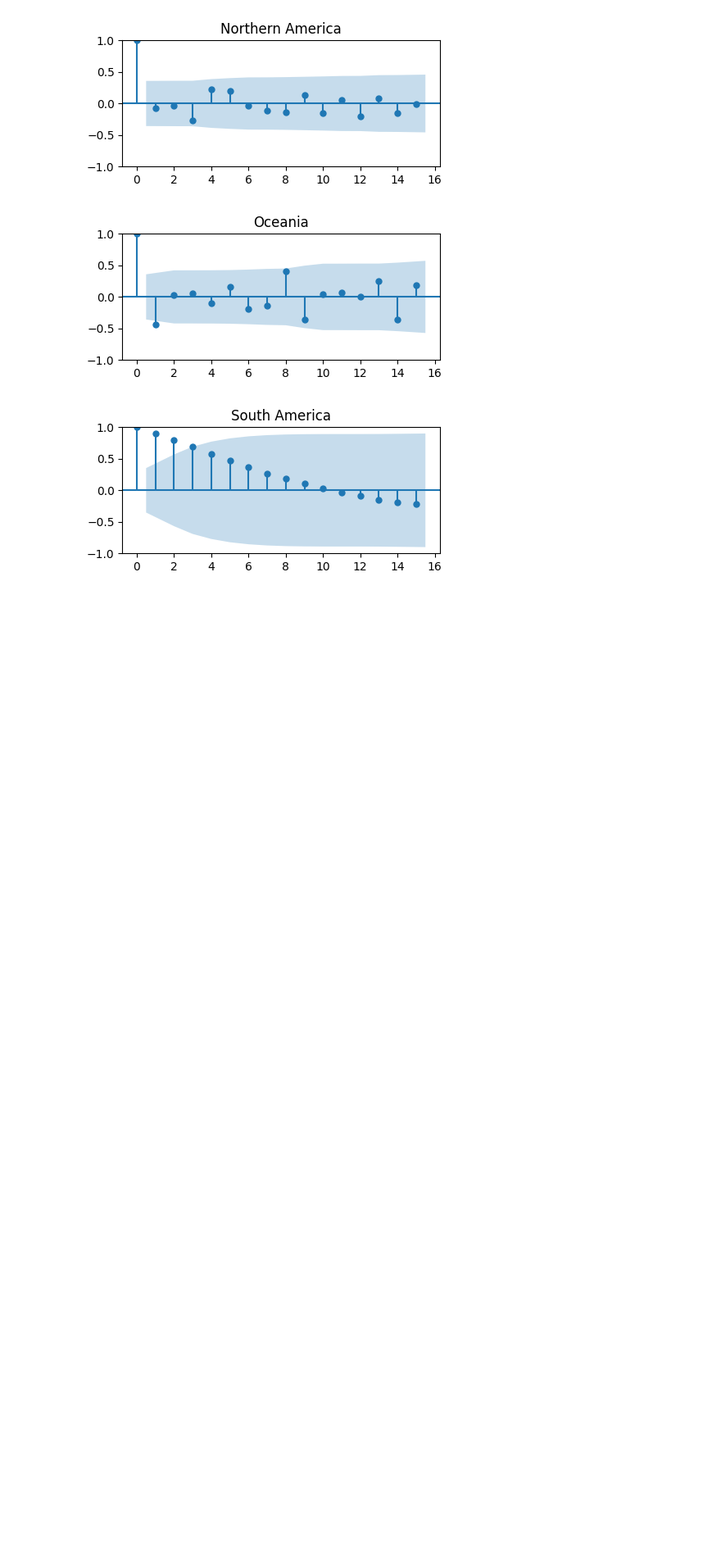
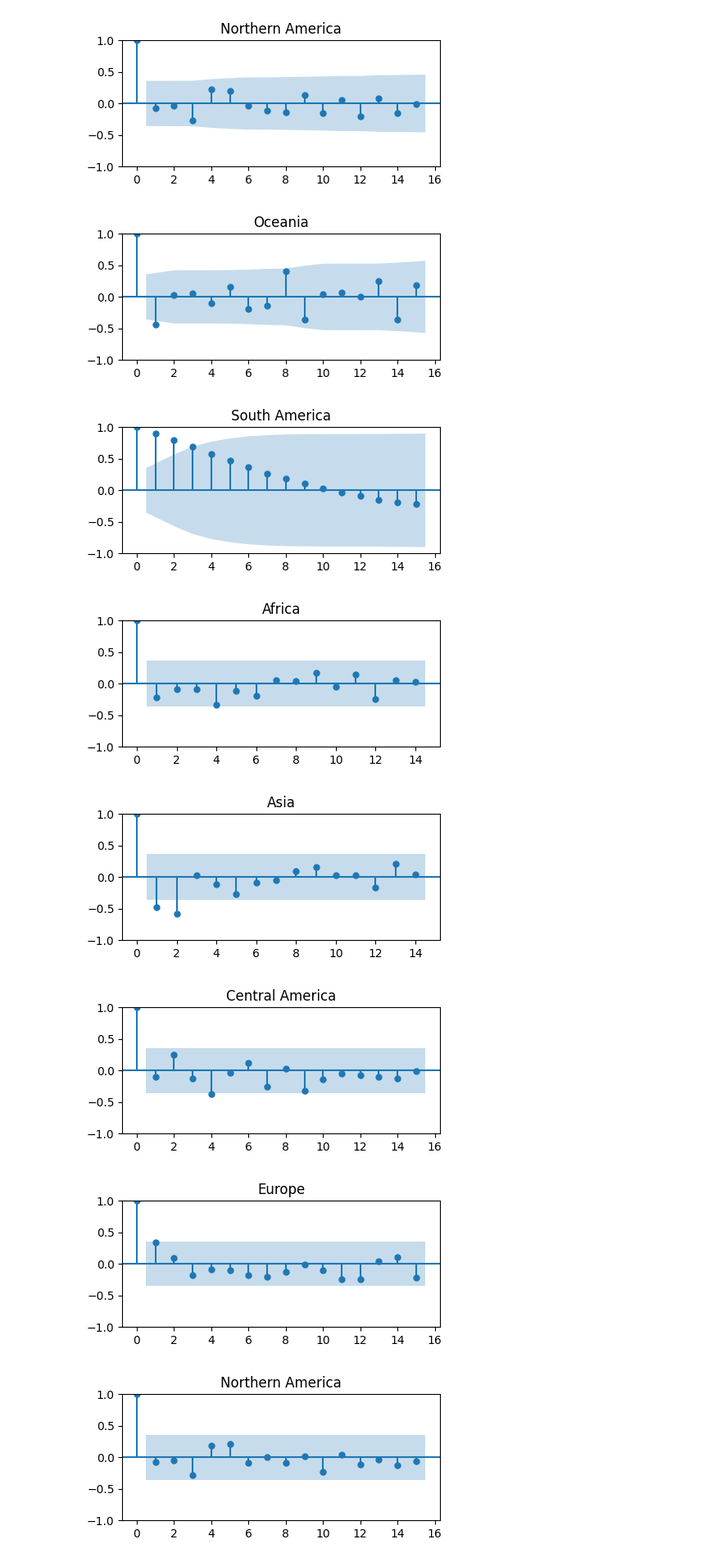
Before and after one commit to TaufiqIslamProtick/pesticide-data-analysis, a Jupyter notebook: source.ipynb, the cells around one changed output. Shown at 82% size. Cells and saved outputs as stored; diff of their text form; code cells hidden in the pictures; blank space fills up the shorter version.

Commit message:
the pacf plots added also showing less strong spike at lag 1

```diff
--- a/source.ipynb
+++ b/source.ipynb
@@ -524,3 +524,16 @@ for i in range(len(traindfs)):
 [figure]
 [figure]
 [figure]
+# %%
+# the pacf values also shows less strong spike at lag 1
+for i in range(len(traindfs)):
+    fig, ax = plt.subplots(figsize=(5,2))
+    temp = traindfs[i]
+    label = temp['Area'].unique()[0]
+    plot_pacf(newtimeseries[i], ax=ax, title=label)
+# %% [output]
+[figure, added]
+[figure, added]
+[figure, added]
+[figure, added]
+[figure, added]
```
Also changed, not shown: parts of 1 cell of this notebook.
